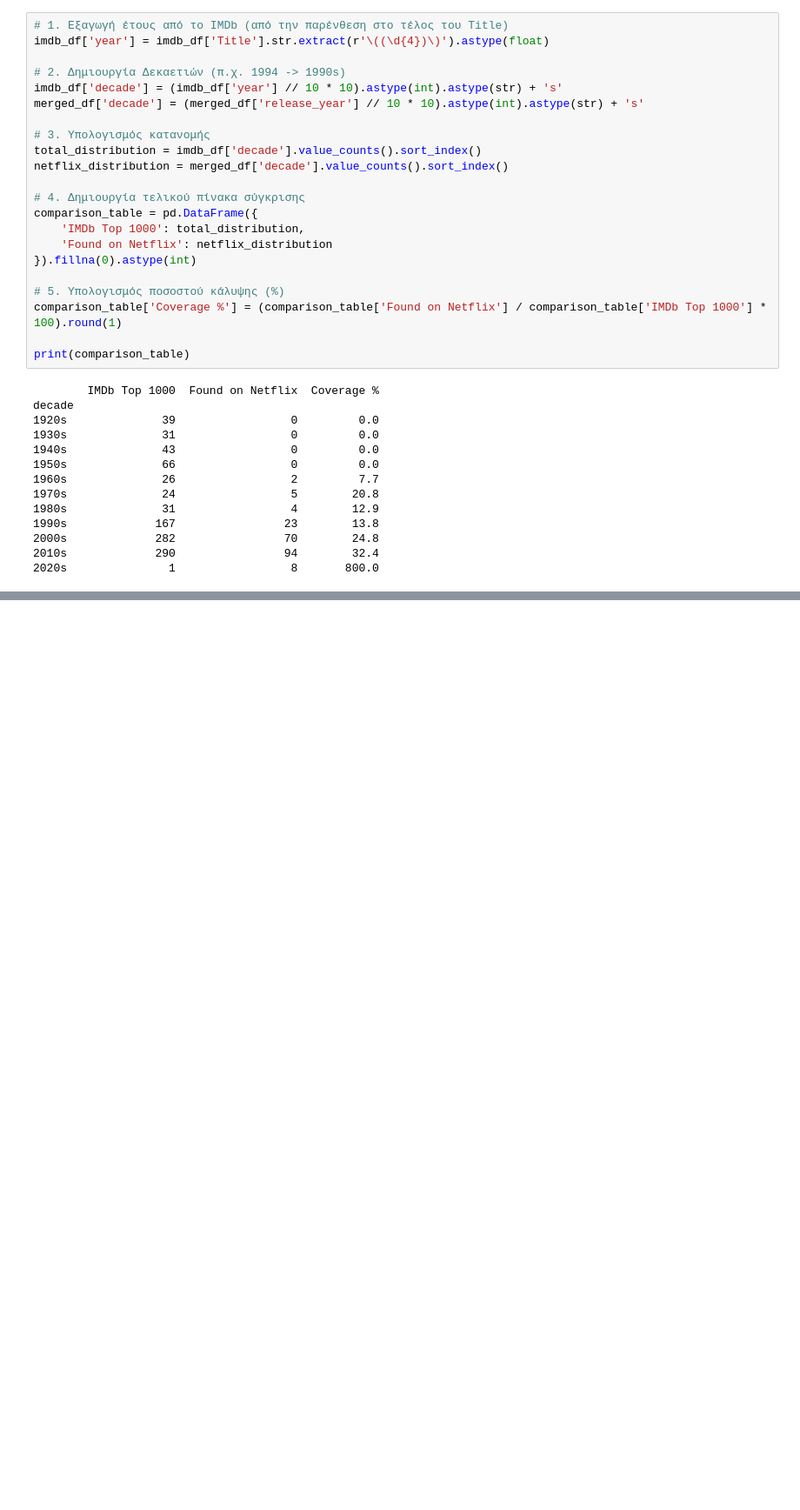
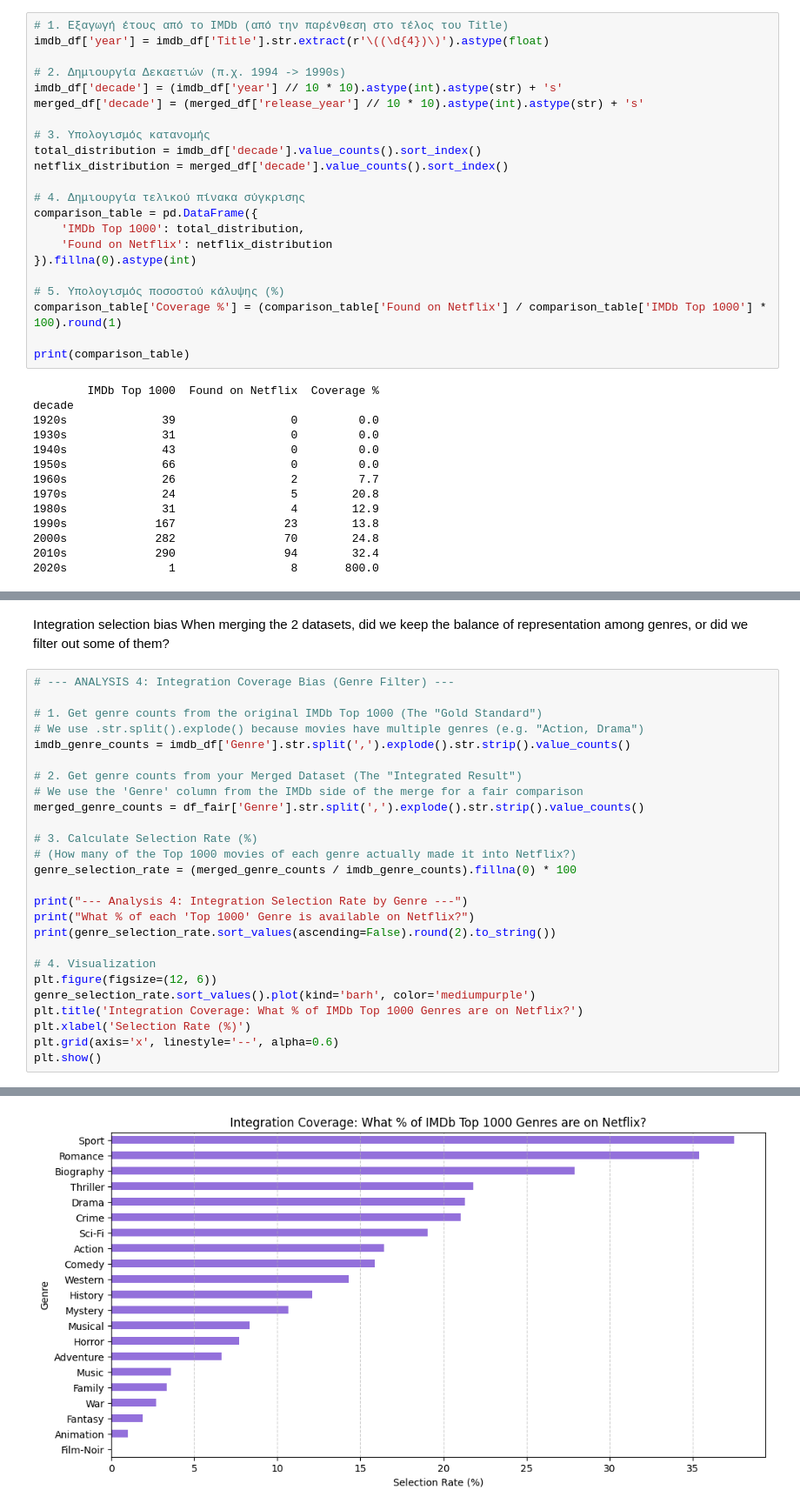
Before and after one commit to FOTIS21/IREI_FINAL, a Jupyter notebook: main.ipynb, the cells around one changed output, grey strips where cells are left out. Shown at 87% size. Cells and saved outputs as stored; diff of their text form; blank space fills up the shorter version.

```diff
--- a/main.ipynb
+++ b/main.ipynb
@@ -418,0 +635,30 @@ plt.show()
+# %% [markdown]
+Integration selection bias
+When merging the 2 datasets, did we keep the balance of representation among genres, or did we filter out some of them?
+# %%
+# --- ANALYSIS 4: Integration Coverage Bias (Genre Filter) ---
+
+# 1. Get genre counts from the original IMDb Top 1000 (The "Gold Standard")
+# We use .str.split().explode() because movies have multiple genres (e.g. "Action, Drama")
+imdb_genre_counts = imdb_df['Genre'].str.split(',').explode().str.strip().value_counts()
+
+# 2. Get genre counts from your Merged Dataset (The "Integrated Result")
+# We use the 'Genre' column from the IMDb side of the merge for a fair comparison
+merged_genre_counts = df_fair['Genre'].str.split(',').explode().str.strip().value_counts()
+
+# 3. Calculate Selection Rate (%)
+# (How many of the Top 1000 movies of each genre actually made it into Netflix?)
+genre_selection_rate = (merged_genre_counts / imdb_genre_counts).fillna(0) * 100
+
+print("--- Analysis 4: Integration Selection Rate by Genre ---")
+print("What % of each 'Top 1000' Genre is available on Netflix?")
+print(genre_selection_rate.sort_values(ascending=False).round(2).to_string())
+
+# 4. Visualization
+plt.figure(figsize=(12, 6))
+genre_selection_rate.sort_values().plot(kind='barh', color='mediumpurple')
+plt.title('Integration Coverage: What % of IMDb Top 1000 Genres are on Netflix?')
+plt.xlabel('Selection Rate (%)')
+plt.grid(axis='x', linestyle='--', alpha=0.6)
+plt.show()
+# %% [output]
@@ -418,0 +682 @@ plt.show()
+[figure, added]
```
Also changed, not shown: parts of 17 cells of this notebook.
